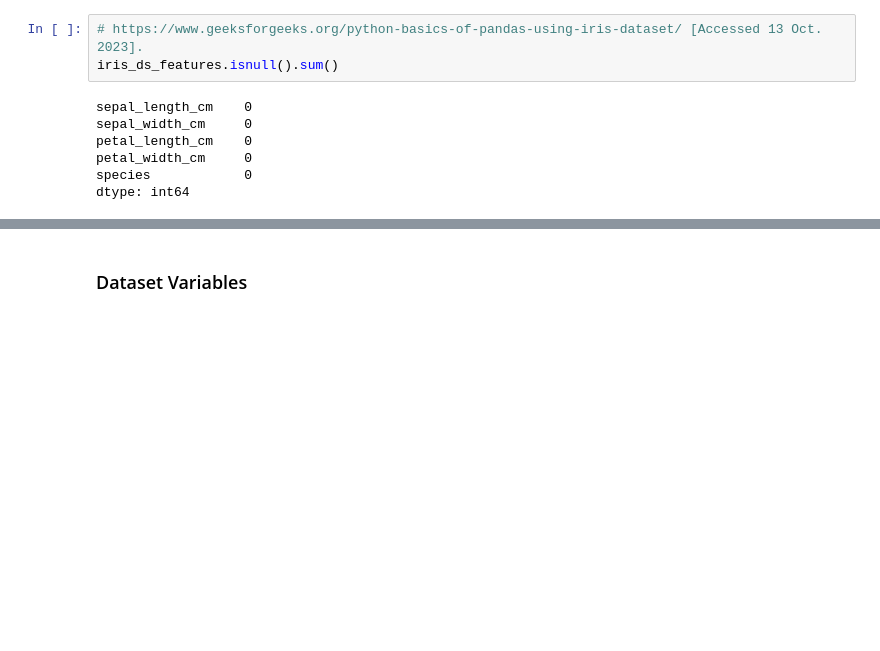
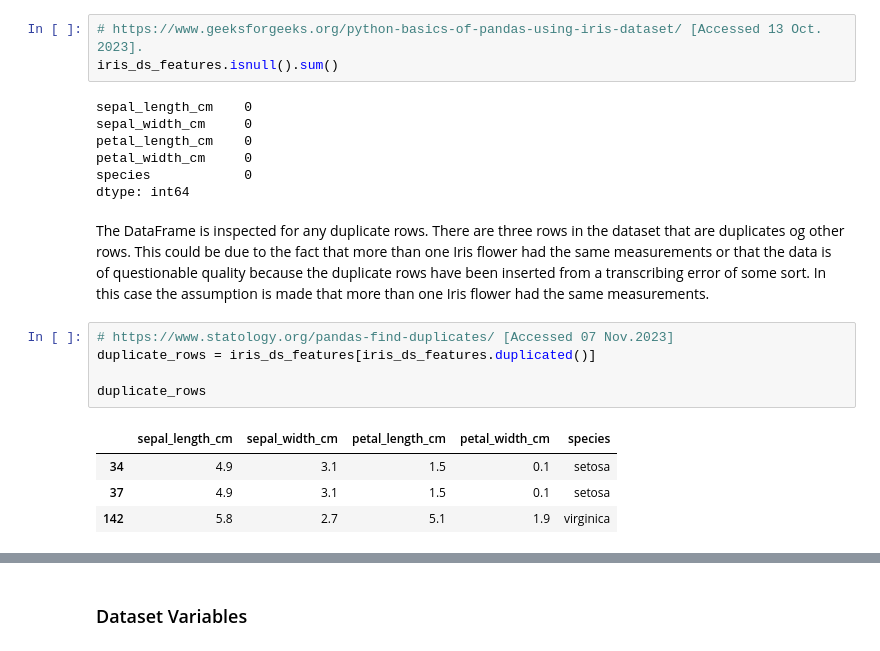
Before and after one commit to humphs078/data_analysis_fundamentals, a Jupyter notebook: project.ipynb, the cells around one changed output, grey strips where cells are left out. Drawn from its saved outputs; the diff is of its cells as text; blank space fills up the shorter version.

```diff
--- a/project.ipynb
+++ b/project.ipynb
@@ -106,3 +131,15 @@ petal_length_cm    0
 petal_width_cm     0
 species            0
 dtype: int64
+# %% [markdown]
+The DataFrame is inspected for any duplicate rows. There are three rows in the dataset that are duplicates og other rows. This could be due to the fact that more than one Iris flower had the same measurements or that the data is of questionable quality because the duplicate rows have been inserted from a transcribing error of some sort. In this case the assumption is made that more than one Iris flower had the same measurements.
+# %%
+# https://www.statology.org/pandas-find-duplicates/ [Accessed 07 Nov.2023]
+duplicate_rows = iris_ds_features[iris_ds_features.duplicated()]
+
+duplicate_rows
+# %% [output]
+|  | sepal_length_cm | sepal_width_cm | petal_length_cm | petal_width_cm | species |
+| 34 | 4.9 | 3.1 | 1.5 | 0.1 | setosa |
+| 37 | 4.9 | 3.1 | 1.5 | 0.1 | setosa |
+| 142 | 5.8 | 2.7 | 5.1 | 1.9 | virginica |
```
Also changed, not shown: parts of 48 cells of this notebook, 2 other files.
